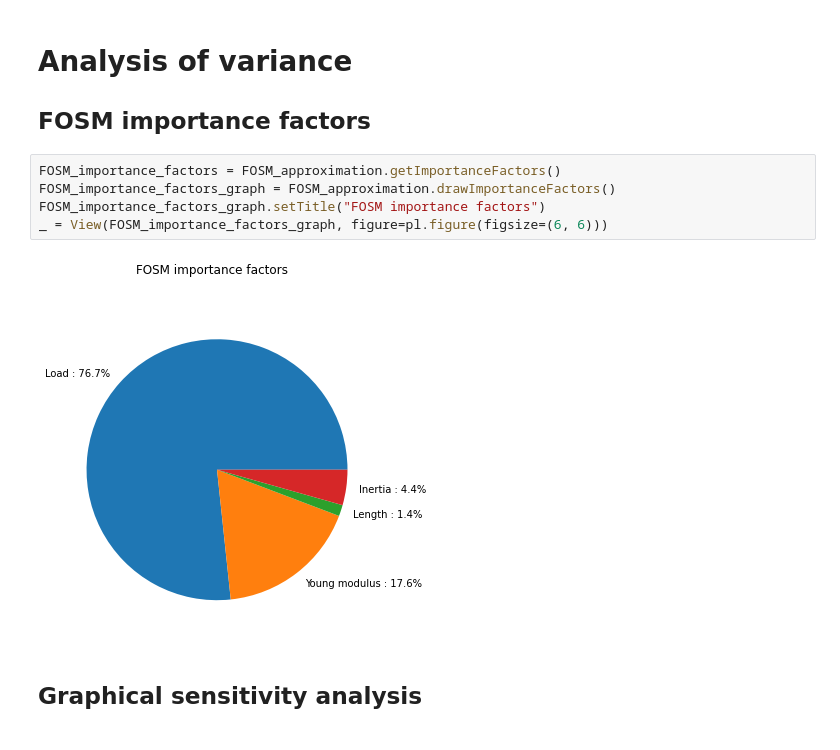
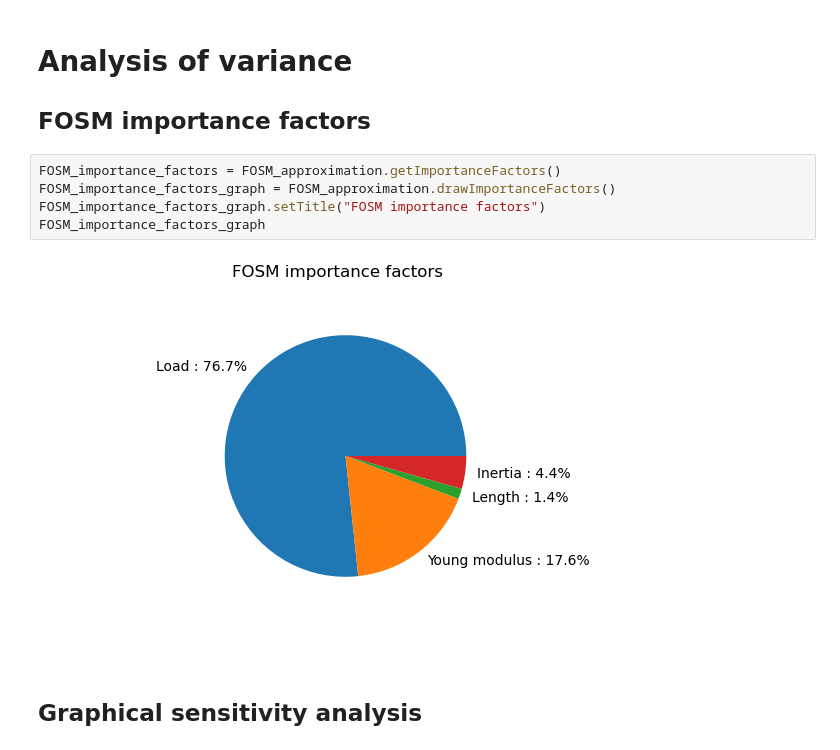
Before and after one commit to mbaudin47/hpcuqtraining, a Jupyter notebook: 2021/Scripts/Central_tendency/TP2_wrapper_Central_dispersion.ipynb, the cells around one changed output. Saved outputs shown, nothing was run; the diff lists cells and outputs as text.

```diff
--- a/2021/Scripts/Central_tendency/TP2_wrapper_Central_dispersion.ipynb
+++ b/2021/Scripts/Central_tendency/TP2_wrapper_Central_dispersion.ipynb
@@ -335,10 +334,10 @@ Standard deviation = 4.61
 # %%
 FOSM_importance_factors = FOSM_approximation.getImportanceFactors()
 FOSM_importance_factors_graph = FOSM_approximation.drawImportanceFactors()
 FOSM_importance_factors_graph.setTitle("FOSM importance factors")
-_ = View(FOSM_importance_factors_graph, figure=pl.figure(figsize=(6, 6)))
+FOSM_importance_factors_graph
 # %% [output]
-[figure, old version]
+[figure, new version]
 # %% [markdown]
 ## Graphical sensitivity analysis
 # %% [markdown]
```
Also changed, not shown: parts of 11 cells of this notebook, 2 other files.
